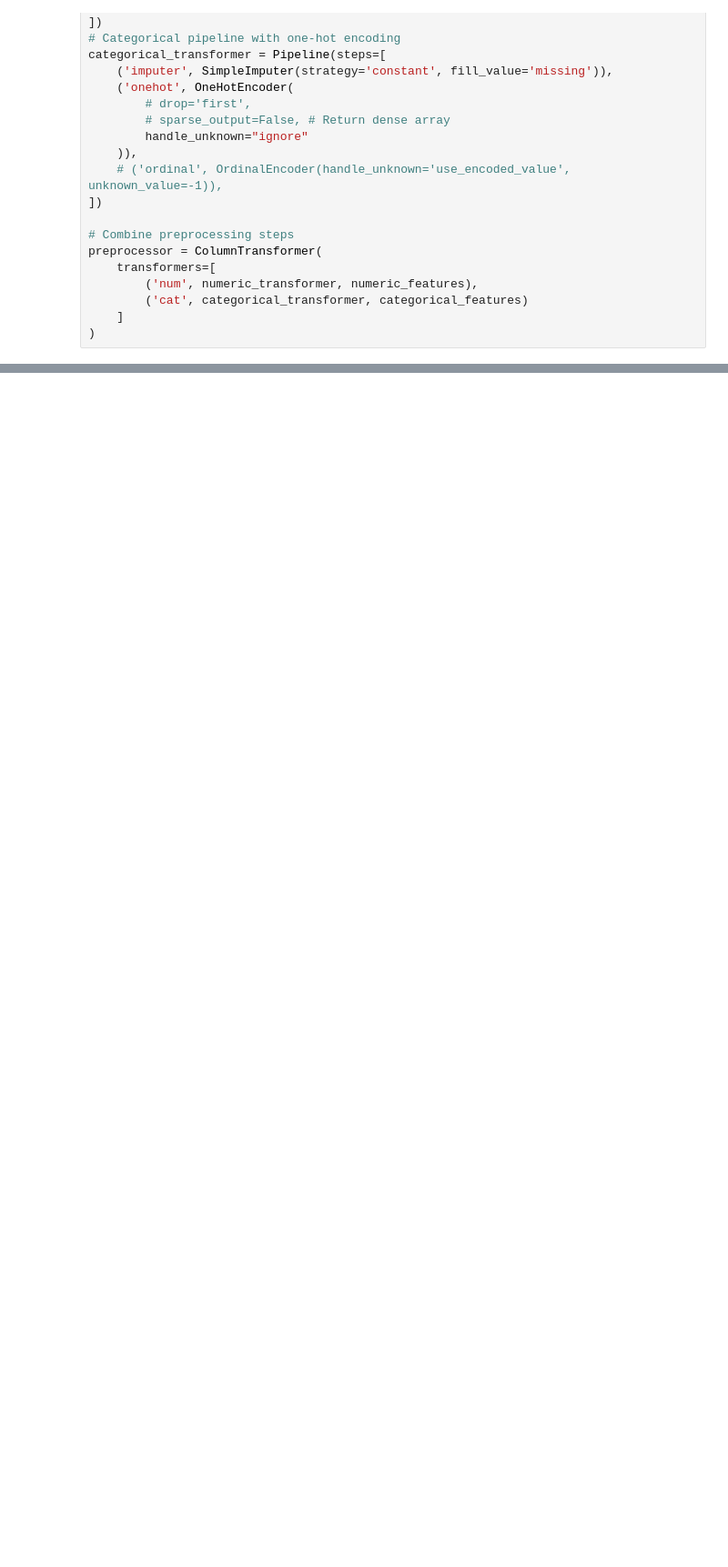
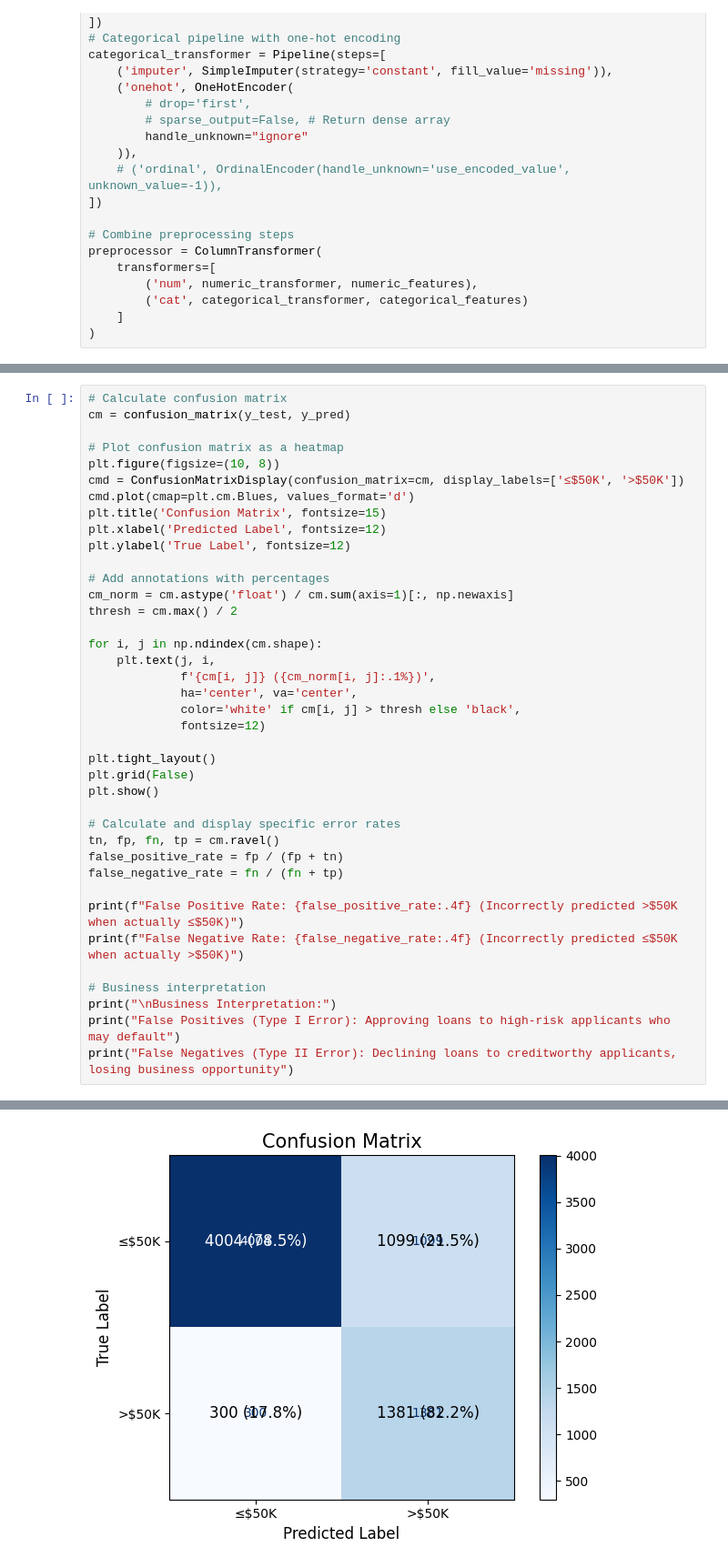
Before and after one commit to jcp-tech/Seneca_Class_Notes, a Jupyter notebook: Semester 1/AIG100 - Machine Learing/Project 3/Project 3 - AIG100 - Jonathan Chacko.ipynb, the cells around one changed output, grey strips where cells are left out. Shown: that part at 91% size. Drawn from its saved outputs; the diff is of its cells as text; blank space fills up the shorter version.

```diff
--- a/Semester 1/AIG100 - Machine Learing/Project 3/Project 3 - AIG100 - Jonathan Chacko.ipynb
+++ b/Semester 1/AIG100 - Machine Learing/Project 3/Project 3 - AIG100 - Jonathan Chacko.ipynb
@@ -380,0 +660,40 @@ The dataset has class imbalance (~75% <=50K, ~25% >50K). This is important to co
+# %%
+# Calculate confusion matrix
+cm = confusion_matrix(y_test, y_pred)
+
+# Plot confusion matrix as a heatmap
+plt.figure(figsize=(10, 8))
+cmd = ConfusionMatrixDisplay(confusion_matrix=cm, display_labels=['≤$50K', '>$50K'])
+cmd.plot(cmap=plt.cm.Blues, values_format='d')
+plt.title('Confusion Matrix', fontsize=15)
+plt.xlabel('Predicted Label', fontsize=12)
+plt.ylabel('True Label', fontsize=12)
+
+# Add annotations with percentages
+cm_norm = cm.astype('float') / cm.sum(axis=1)[:, np.newaxis]
+thresh = cm.max() / 2
+
+for i, j in np.ndindex(cm.shape):
+    plt.text(j, i,
+             f'{cm[i, j]} ({cm_norm[i, j]:.1%})',
+             ha='center', va='center',
+             color='white' if cm[i, j] > thresh else 'black',
+             fontsize=12)
+
+plt.tight_layout()
+plt.grid(False)
+plt.show()
+
+# Calculate and display specific error rates
+tn, fp, fn, tp = cm.ravel()
+false_positive_rate = fp / (fp + tn)
+false_negative_rate = fn / (fn + tp)
+
+print(f"False Positive Rate: {false_positive_rate:.4f} (Incorrectly predicted >$50K when actually ≤$50K)")
+print(f"False Negative Rate: {false_negative_rate:.4f} (Incorrectly predicted ≤$50K when actually >$50K)")
+
+# Business interpretation
+print("\nBusiness Interpretation:")
+print("False Positives (Type I Error): Approving loans to high-risk applicants who may default")
+print("False Negatives (Type II Error): Declining loans to creditworthy applicants, losing business opportunity")
+# %% [output]
@@ -380,0 +701 @@ The dataset has class imbalance (~75% <=50K, ~25% >50K). This is important to co
+[figure, added]
```
Also changed, not shown: parts of 55 cells of this notebook, 1 other file.
